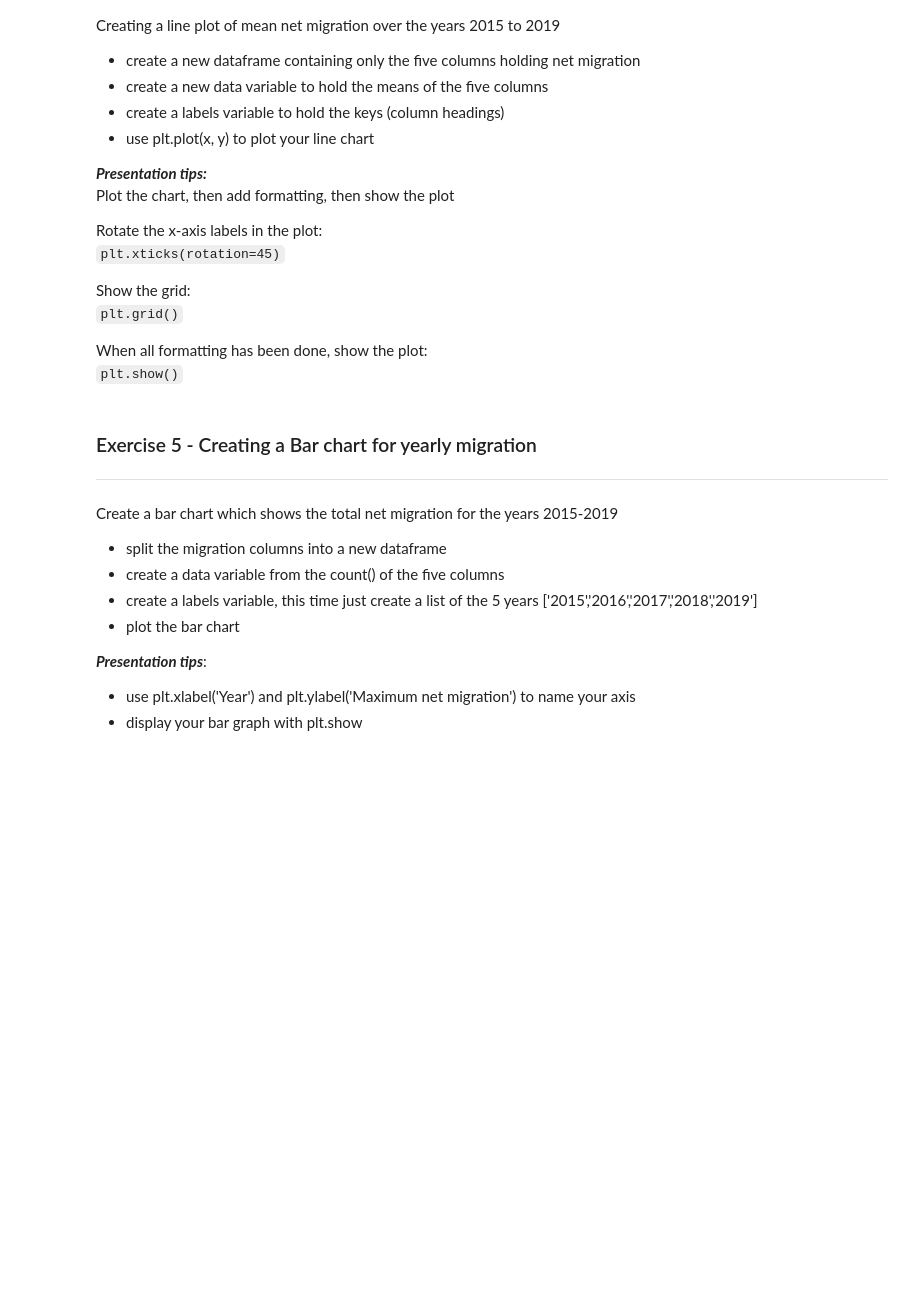
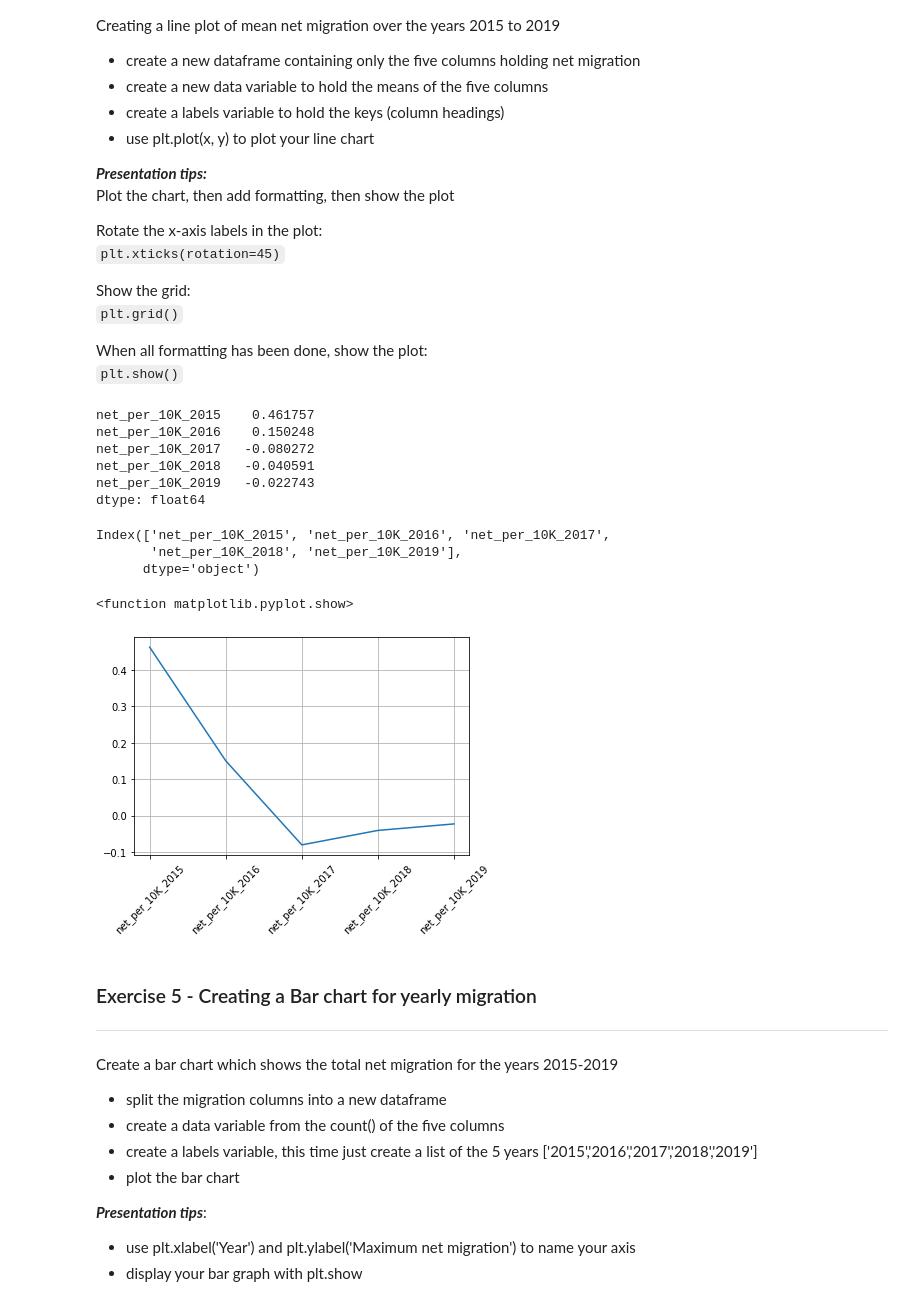
Before and after one commit to Jojomaque/DataScience, a Jupyter notebook: Jojo_Correlation_and_visualisation.ipynb, the cells around one changed output. Cells and saved outputs as stored; diff of their text form; code cells hidden in the pictures; blank space fills up the shorter version.

```diff
--- a/Jojo_Correlation_and_visualisation.ipynb
+++ b/Jojo_Correlation_and_visualisation.ipynb
@@ -404,6 +404,45 @@ Show the grid:
 
 When all formatting has been done, show the plot:
 `plt.show()`
+# %%
+import pandas as pd
+import matplotlib.pyplot as plt
+url = "https://github.com/futureCodersSE/working-with-data/blob/main/Data%20sets/public_use-talent-migration.xlsx?raw=true"
+df = pd.read_excel(url, sheet_name = 'Country Migration')
+df.head()
+
+
+#create a new dataframe containing only the five columns holding net migration
+net_migration_years_data = df[['net_per_10K_2015','net_per_10K_2016','net_per_10K_2017','net_per_10K_2018','net_per_10K_2019']]
+
+#create a new data variable to hold the means of the five columns
+data = net_migration_years_data.mean()
+display(data)
+
+#create a labels variable to hold the keys (column headings)
+labels = net_migration_years_data.keys() #our keys from data
+display(labels)
+
+#use plt.plot(x, y) to plot your line chart
+plt.plot(labels,data)
+
+
+#format graph
+plt.xticks(rotation=45)
+plt.grid()
+plt.show
+# %% [output]
+net_per_10K_2015    0.461757
+net_per_10K_2016    0.150248
+net_per_10K_2017   -0.080272
+net_per_10K_2018   -0.040591
+net_per_10K_2019   -0.022743
+dtype: float64
+Index(['net_per_10K_2015', 'net_per_10K_2016', 'net_per_10K_2017',
+       'net_per_10K_2018', 'net_per_10K_2019'],
+      dtype='object')
+<function matplotlib.pyplot.show>
+[figure, added]
 # %% [markdown]
 ### Exercise 5 - Creating a Bar chart for yearly migration
 ---
```
